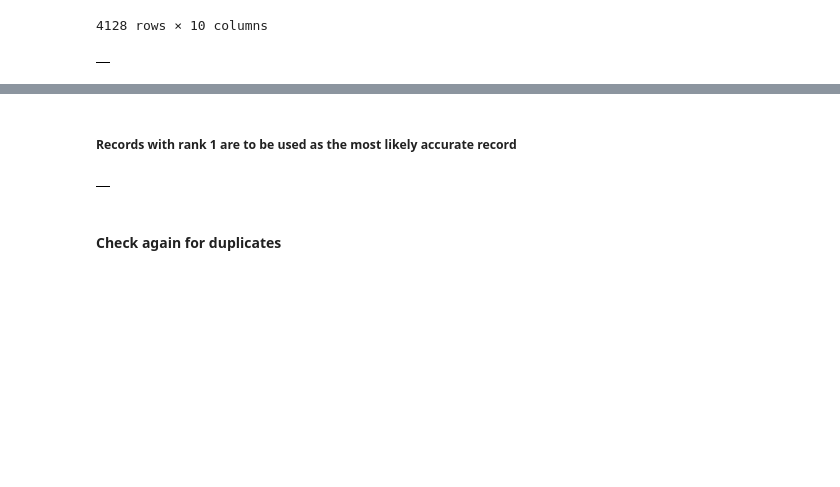
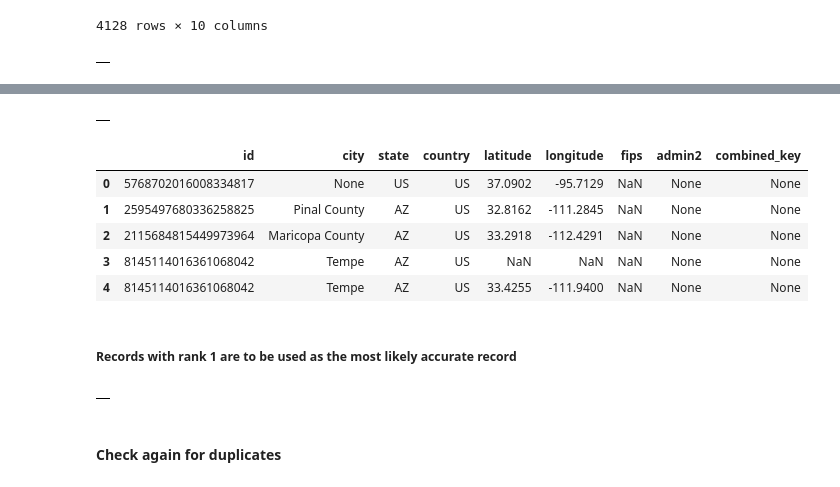
Before and after one commit to cs327e-spring2020/stacy_gomez, a Jupyter notebook: extra_cred/covid_19_modeled.ipynb, the cells around one changed output, grey strips where cells are left out. Cells and saved outputs as stored; diff of their text form; code cells hidden in the pictures; blank space fills up the shorter version.

```diff
--- a/extra_cred/covid_19_modeled.ipynb
+++ b/extra_cred/covid_19_modeled.ipynb
@@ -505,3 +586,68 @@ where rank = 1
+# %%
+%%bigquery
+create or replace table covid_19_modeled.location_SQL_6 as
+select id, city, state, country, latitude, longitude, fips, admin2, combined_key
+from(
+select id, city, case when state='Louisiana' then 'LA'
+    when state='Wisconsin' then 'WI'
+    when state='Maine' then 'ME'
+    when state='Nebraska' then 'NE'
+    when state='Virginia' then 'VA'
+    when state='Pennsylvania' then 'PA'
+    when state='South Carolina' then 'SC'
+    when state='California' then 'CA'
+    when state='Arizona' then 'AZ'
+    when state='Colorado' then 'CO'
+    when state='Georgia' then 'GA'
+    when state='New York' then 'NY'
+    when state='Mississippi' then 'MS'
+    when state='New Jersey' then 'NJ'
+    when state='Tennessee' then 'TN'
+    when state='Iowa' then 'IA'
+    when state='Missouri' then 'MO'
+    when state='Washington' then 'WA'
+    when state='North Carolina' then 'NC'
+    when state='Texas' then 'TX'
+    when state='Michigan' then 'MI'
+    when state='Indiana' then 'IN'
+    when state='Connecticut' then 'CT'
+    when state='Vermont' then 'VT'
+    when state='Alabama' then 'AL'
+    when state='Ohio' then 'OH'
+    when state='West Virginia' then 'WV'
+    when state='Oregon' then 'OR'
+    when state='South Dakota' then 'SD'
+    when state='Illinois' then 'IL'
+    when state='Kentucky' then 'KY'
+    when state='Oklahoma' then 'OK'
+    when state='Maryland' then 'MD'
+    when state='Massachusetts' then 'MA'
+    when state='Kansas' then 'KS'
+    when state='Hawaii' then 'HI'
+    when state='Delaware' then 'DE'
+    when state='New Hampshire' then 'NH'
+    when state='Idaho' then 'ID'
+    when state='Florida' then 'FL'
+    when state='Rhode Island' then 'RI'
+    when state='Nevada' then 'NV'
+    else state end as state
+, country, latitude, longitude, fips, admin2, combined_key
+from covid_19_modeled.location_SQL_5
+)
+# %% [output]
+|  |
+# %%
+%%bigquery
+select *
+from covid_19_modeled.location_SQL_6
+limit 5
+# %% [output]
+|  | id | city | state | country | latitude | longitude | fips | admin2 | combined_key |
+| 0 | 5768702016008334817 | None | US | US | 37.0902 | -95.7129 | NaN | None | None |
+| 1 | 2595497680336258825 | Pinal County | AZ | US | 32.8162 | -111.2845 | NaN | None | None |
+| 2 | 2115684815449973964 | Maricopa County | AZ | US | 33.2918 | -112.4291 | NaN | None | None |
+| 3 | 8145114016361068042 | Tempe | AZ | US | NaN | NaN | NaN | None | None |
+| 4 | 8145114016361068042 | Tempe | AZ | US | 33.4255 | -111.9400 | NaN | None | None |
 # %% [markdown]
 ##### Records with rank 1 are to be used as the most likely accurate record
 # %%
```
Also changed, not shown: parts of 7 cells of this notebook, 1 other file.
